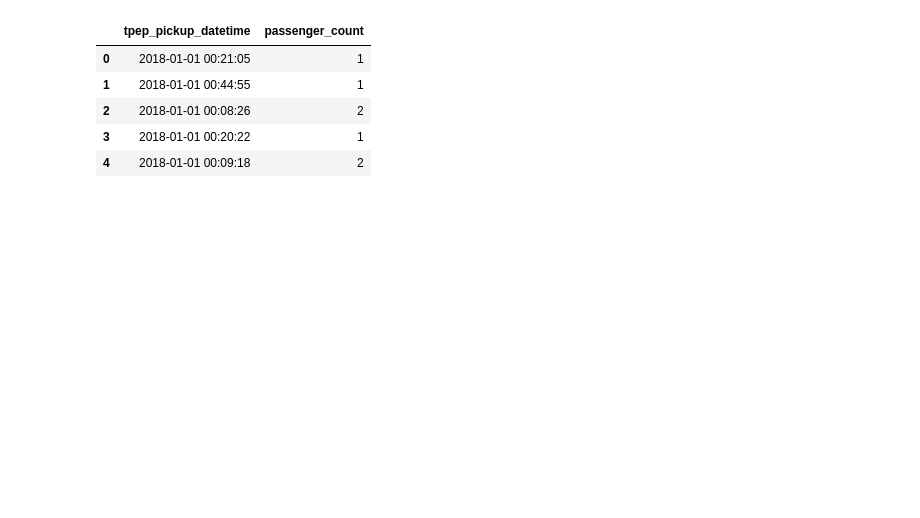
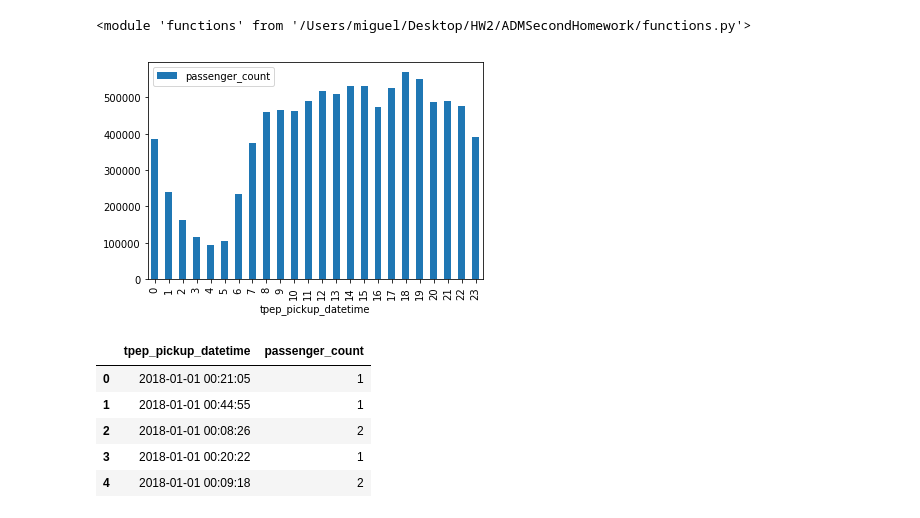
Before and after one commit to dusicastepic/ADMSecondHomework, a Jupyter notebook: RQ2.ipynb, the cells around one changed output. Saved outputs shown, nothing was run; the diff lists cells and outputs as text; code cells hidden in the pictures; blank space fills up the shorter version.

```diff
--- a/RQ2.ipynb
+++ b/RQ2.ipynb
@@ -35,3 +32,14 @@ df = pd.read_csv(df_names[0], usecols= ['tpep_pickup_datetime', 'passenger_count
+# %%
+from importlib import reload
+reload(functions)
+# %% [output]
+<module 'functions' from '/Users/miguel/Desktop/HW2/ADMSecondHomework/functions.py'>
+# %%
+df = functions.passengers_NY_all_months(df_names)
+# %%
+functions.plot_NY_24_hours(df)
+# %% [output]
+[figure, added]
 # %%
 df.head()
 # %% [output]
```
Also changed, not shown: parts of 29 cells of this notebook, 1 other file.
